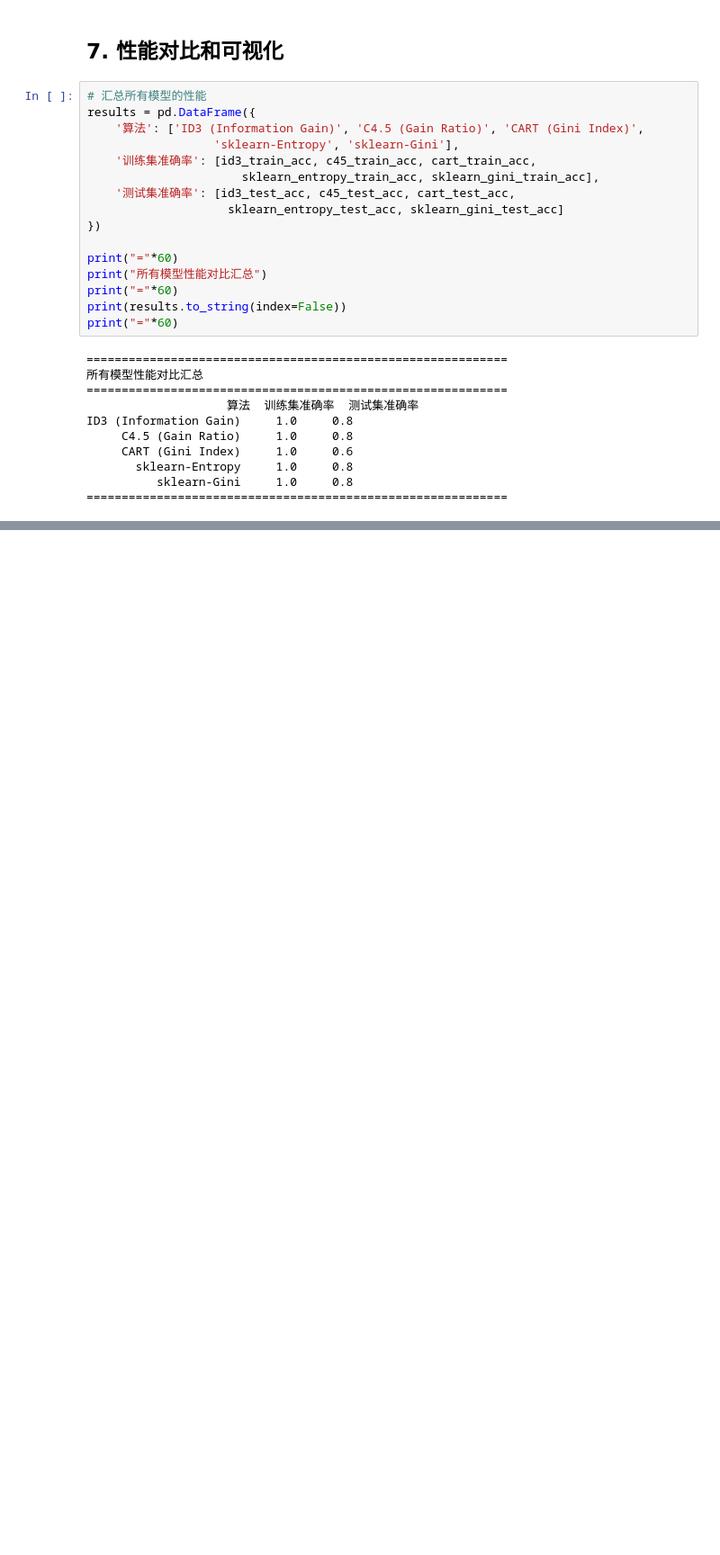
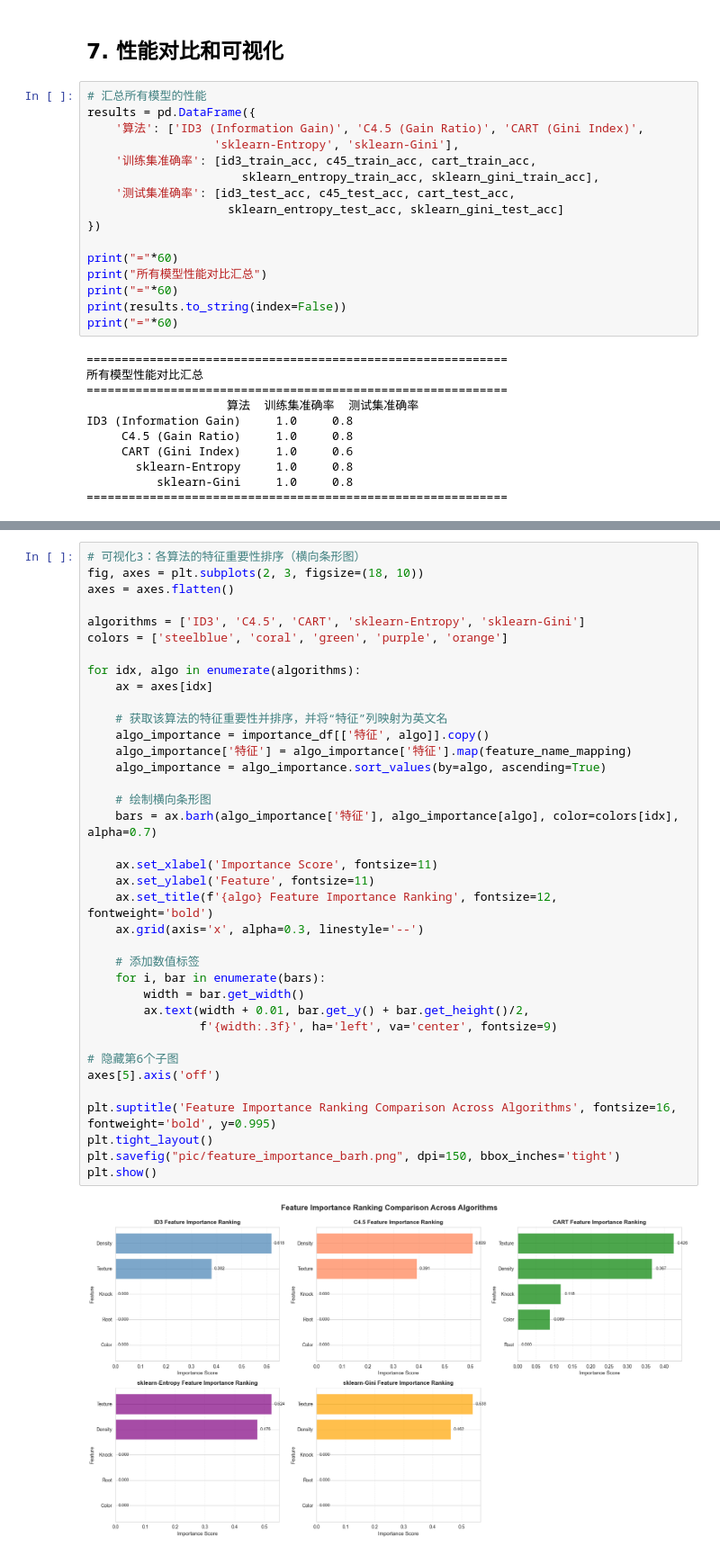
Before and after one commit to sjq0098/Machine_Learning, a Jupyter notebook: lab6/decision_tree.ipynb, the cells around one changed output, grey strips where cells are left out. Shown at 90% size. Cells and saved outputs as stored; diff of their text form; blank space fills up the shorter version.

```diff
--- a/lab6/decision_tree.ipynb
+++ b/lab6/decision_tree.ipynb
@@ -604 +673,40 @@ ID3 (Information Gain)    0.2
+# %%
+# 可视化3：各算法的特征重要性排序（横向条形图）
+fig, axes = plt.subplots(2, 3, figsize=(18, 10))
+axes = axes.flatten()
+
+algorithms = ['ID3', 'C4.5', 'CART', 'sklearn-Entropy', 'sklearn-Gini']
+colors = ['steelblue', 'coral', 'green', 'purple', 'orange']
+
+for idx, algo in enumerate(algorithms):
+    ax = axes[idx]
+
+    # 获取该算法的特征重要性并排序，并将“特征”列映射为英文名
+    algo_importance = importance_df[['特征', algo]].copy()
+    algo_importance['特征'] = algo_importance['特征'].map(feature_name_mapping)
+    algo_importance = algo_importance.sort_values(by=algo, ascending=True)
+
+    # 绘制横向条形图
+    bars = ax.barh(algo_importance['特征'], algo_importance[algo], color=colors[idx], alpha=0.7)
+
+    ax.set_xlabel('Importance Score', fontsize=11)
+    ax.set_ylabel('Feature', fontsize=11)
+    ax.set_title(f'{algo} Feature Importance Ranking', fontsize=12, fontweight='bold')
+    ax.grid(axis='x', alpha=0.3, linestyle='--')
+
+    # 添加数值标签
+    for i, bar in enumerate(bars):
+        width = bar.get_width()
+        ax.text(width + 0.01, bar.get_y() + bar.get_height()/2,
+                f'{width:.3f}', ha='left', va='center', fontsize=9)
+
+# 隐藏第6个子图
+axes[5].axis('off')
+
+plt.suptitle('Feature Importance Ranking Comparison Across Algorithms', fontsize=16, fontweight='bold', y=0.995)
+plt.tight_layout()
+plt.savefig("pic/feature_importance_barh.png", dpi=150, bbox_inches='tight')
+plt.show()
+# %% [output]
+[figure, added]
 # %%
```
Also changed, not shown: parts of 12 cells of this notebook, 10 other files.
